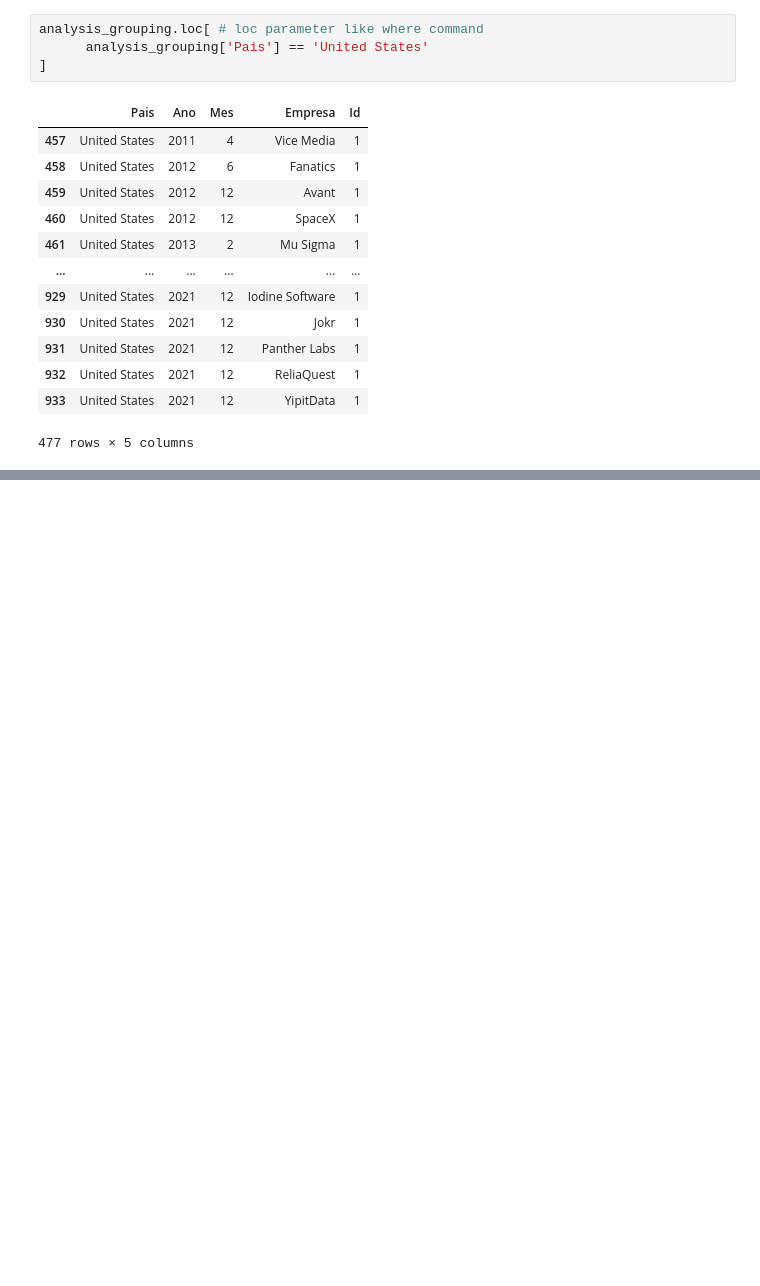
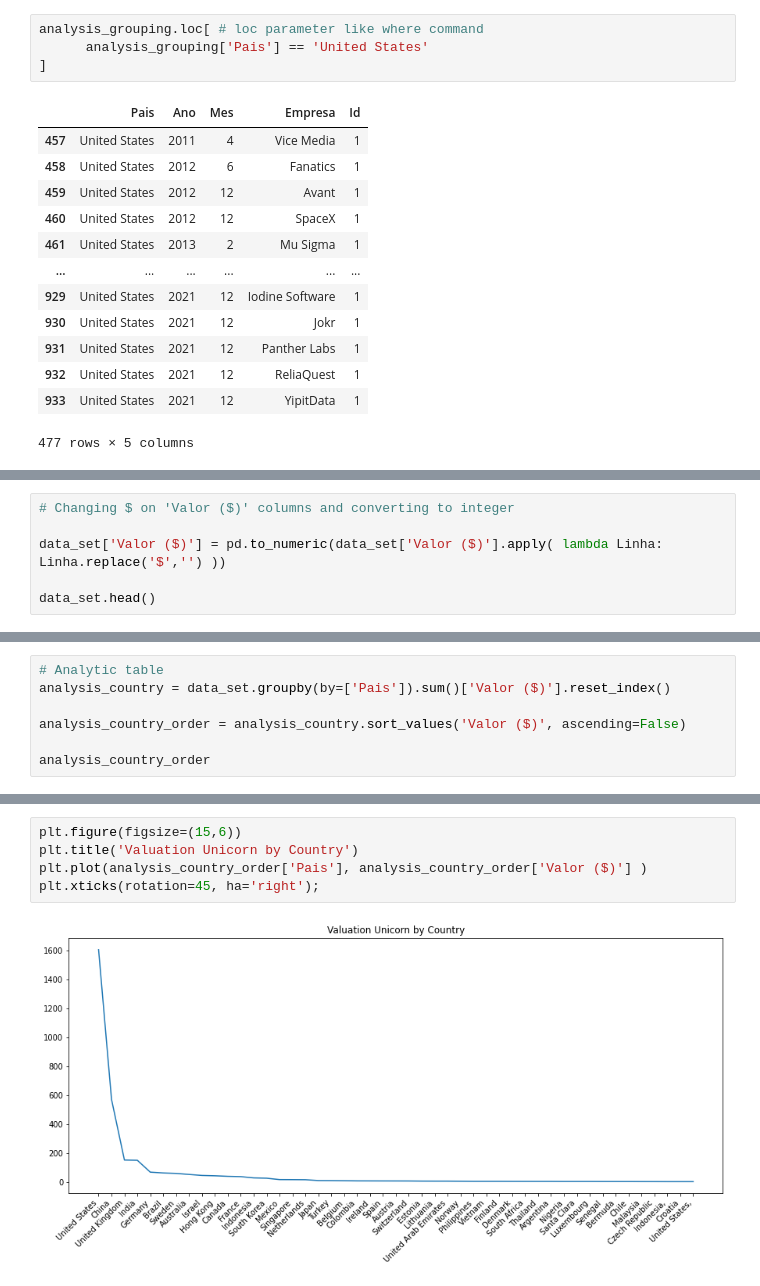
Before and after one commit to Lucas-procopio/Data-Analysis, a Jupyter notebook: Unicorns_case.ipynb, the cells around one changed output, grey strips where cells are left out. Saved outputs shown, nothing was run; the diff lists cells and outputs as text; blank space fills up the shorter version.

```diff
--- a/Unicorns_case.ipynb
+++ b/Unicorns_case.ipynb
@@ -261,0 +283,6 @@ analysis_grouping.loc[ # loc parameter like where command
+# %%
+# Changing $ on 'Valor ($)' columns and converting to integer
+
+data_set['Valor ($)'] = pd.to_numeric(data_set['Valor ($)'].apply( lambda Linha: Linha.replace('$','') ))
+
+data_set.head()
@@ -261,0 +296,7 @@ analysis_grouping.loc[ # loc parameter like where command
+# %%
+# Analytic table
+analysis_country = data_set.groupby(by=['Pais']).sum()['Valor ($)'].reset_index()
+
+analysis_country_order = analysis_country.sort_values('Valor ($)', ascending=False)
+
+analysis_country_order
@@ -261,0 +321,7 @@ analysis_grouping.loc[ # loc parameter like where command
+# %%
+plt.figure(figsize=(15,6))
+plt.title('Valuation Unicorn by Country')
+plt.plot(analysis_country_order['Pais'], analysis_country_order['Valor ($)'] )
+plt.xticks(rotation=45, ha='right');
+# %% [output]
+[figure, added]
```
Also changed, not shown: parts of 5 cells of this notebook.
